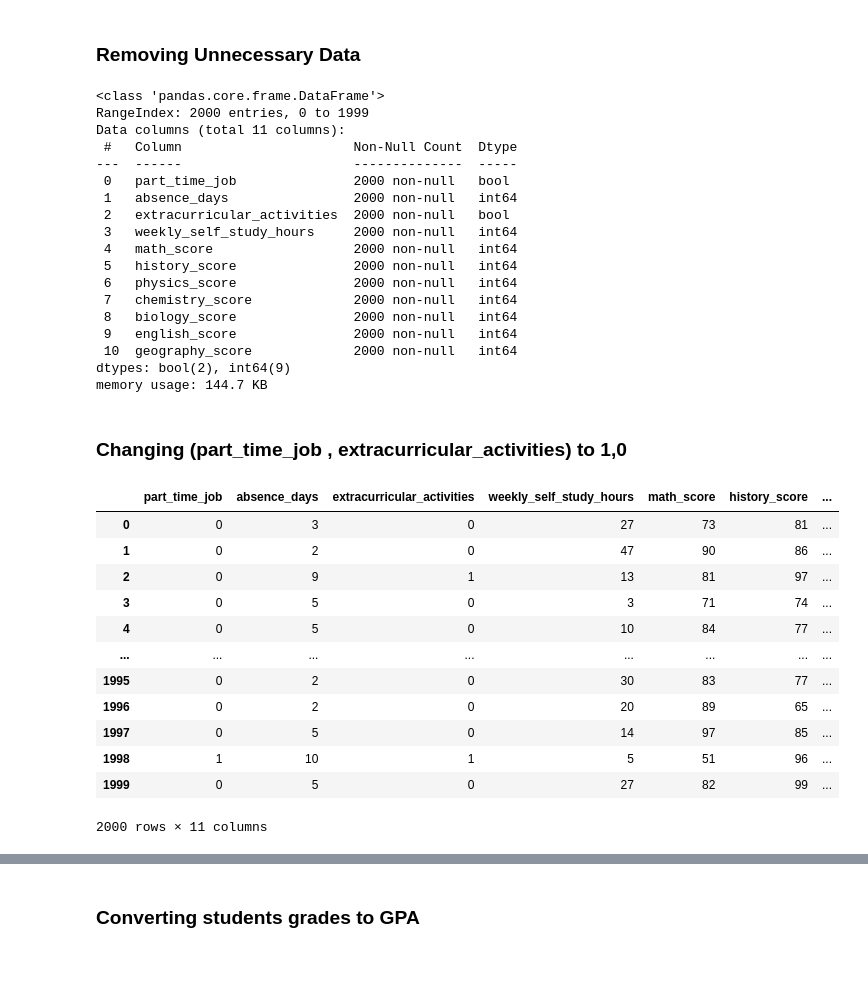
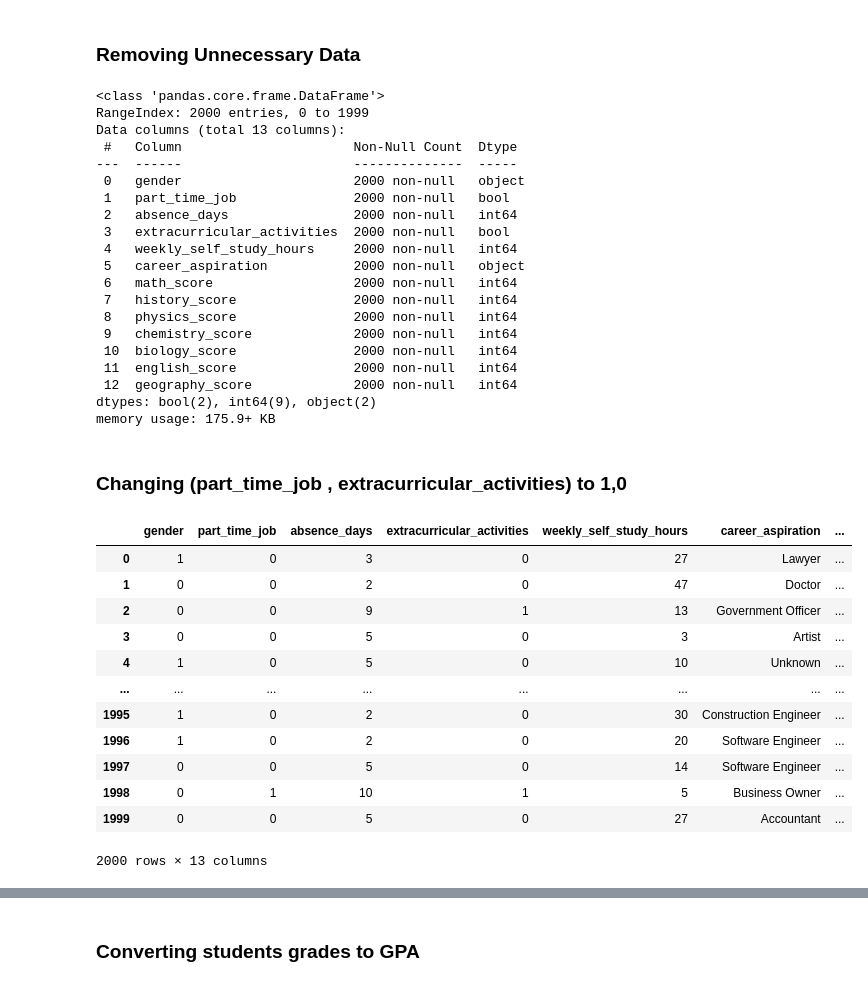
Before and after one commit to HnarimanH/Student-score-prediction, a Jupyter notebook: student_model.ipynb, the cells around one changed output, grey strips where cells are left out. Cells and saved outputs as stored; diff of their text form; code cells hidden in the pictures.

```diff
--- a/student_model.ipynb
+++ b/student_model.ipynb
@@ -30,44 +30,47 @@ df
 # %% [markdown]
 ### Removing Unnecessary Data
 # %%
-df = df.drop(["id","first_name","last_name","email","gender","career_aspiration"], axis=1)
+df = df.drop(["id","first_name","last_name","email"], axis=1)
 df.info()
 # %% [output]
 <class 'pandas.core.frame.DataFrame'>
 RangeIndex: 2000 entries, 0 to 1999
-Data columns (total 11 columns):
+Data columns (total 13 columns):
  #   Column                      Non-Null Count  Dtype
 ---  ------                      --------------  -----
- 0   part_time_job               2000 non-null   bool
- 1   absence_days                2000 non-null   int64
- 2   extracurricular_activities  2000 non-null   bool
- 3   weekly_self_study_hours     2000 non-null   int64
- 4   math_score                  2000 non-null   int64
- 5   history_score               2000 non-null   int64
- 6   physics_score               2000 non-null   int64
- 7   chemistry_score             2000 non-null   int64
- 8   biology_score               2000 non-null   int64
- 9   english_score               2000 non-null   int64
- 10  geography_score             2000 non-null   int64
-dtypes: bool(2), int64(9)
-memory usage: 144.7 KB
+ 0   gender                      2000 non-null   object
+ 1   part_time_job               2000 non-null   bool
+ 2   absence_days                2000 non-null   int64
+ 3   extracurricular_activities  2000 non-null   bool
+ 4   weekly_self_study_hours     2000 non-null   int64
+ 5   career_aspiration           2000 non-null   object
+ 6   math_score                  2000 non-null   int64
+ 7   history_score               2000 non-null   int64
+ 8   physics_score               2000 non-null   int64
+ 9   chemistry_score             2000 non-null   int64
+ 10  biology_score               2000 non-null   int64
+ 11  english_score               2000 non-null   int64
+ 12  geography_score             2000 non-null   int64
+dtypes: bool(2), int64(9), object(2)
+memory usage: 175.9+ KB
 # %% [markdown]
 ### Changing (part_time_job , extracurricular_activities) to 1,0
 # %%
 df["part_time_job"] = df["part_time_job"].map({True: 1, False: 0})
 df["extracurricular_activities"] = df["extracurricular_activities"].map({True: 1, False: 0})
+df["gender"] = df["gender"].map({"male": 1, "female": 0})
 df
 # %% [output]
-|  | part_time_job | absence_days | extracurricular_activities | weekly_self_study_hours | math_score | history_score | ... |
-| 0 | 0 | 3 | 0 | 27 | 73 | 81 | ... |
-| 1 | 0 | 2 | 0 | 47 | 90 | 86 | ... |
-| 2 | 0 | 9 | 1 | 13 | 81 | 97 | ... |
-| 3 | 0 | 5 | 0 | 3 | 71 | 74 | ... |
-| 4 | 0 | 5 | 0 | 10 | 84 | 77 | ... |
+|  | gender | part_time_job | absence_days | extracurricular_activities | weekly_self_study_hours | career_aspiration | ... |
+| 0 | 1 | 0 | 3 | 0 | 27 | Lawyer | ... |
+| 1 | 0 | 0 | 2 | 0 | 47 | Doctor | ... |
+| 2 | 0 | 0 | 9 | 1 | 13 | Government Officer | ... |
+| 3 | 0 | 0 | 5 | 0 | 3 | Artist | ... |
+| 4 | 1 | 0 | 5 | 0 | 10 | Unknown | ... |
 | ... | ... | ... | ... | ... | ... | ... | ... |
-| 1995 | 0 | 2 | 0 | 30 | 83 | 77 | ... |
-| 1996 | 0 | 2 | 0 | 20 | 89 | 65 | ... |
-| 1997 | 0 | 5 | 0 | 14 | 97 | 85 | ... |
-| 1998 | 1 | 10 | 1 | 5 | 51 | 96 | ... |
-| 1999 | 0 | 5 | 0 | 27 | 82 | 99 | ... |
+| 1995 | 1 | 0 | 2 | 0 | 30 | Construction Engineer | ... |
+| 1996 | 1 | 0 | 2 | 0 | 20 | Software Engineer | ... |
+| 1997 | 0 | 0 | 5 | 0 | 14 | Software Engineer | ... |
+| 1998 | 0 | 1 | 10 | 1 | 5 | Business Owner | ... |
+| 1999 | 0 | 0 | 5 | 0 | 27 | Accountant | ... |
-2000 rows × 11 columns
+2000 rows × 13 columns
```
Also changed, not shown: parts of 6 cells of this notebook.
